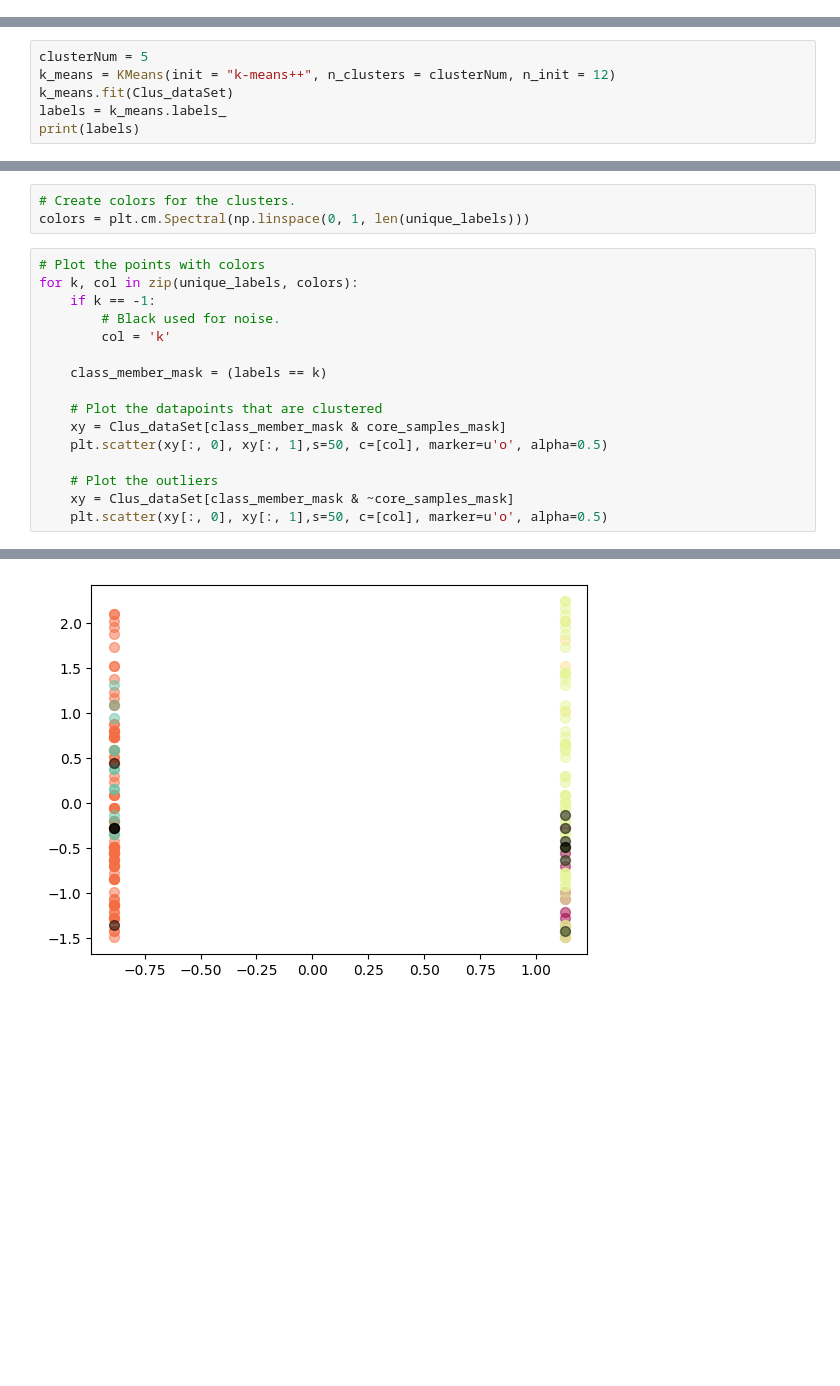
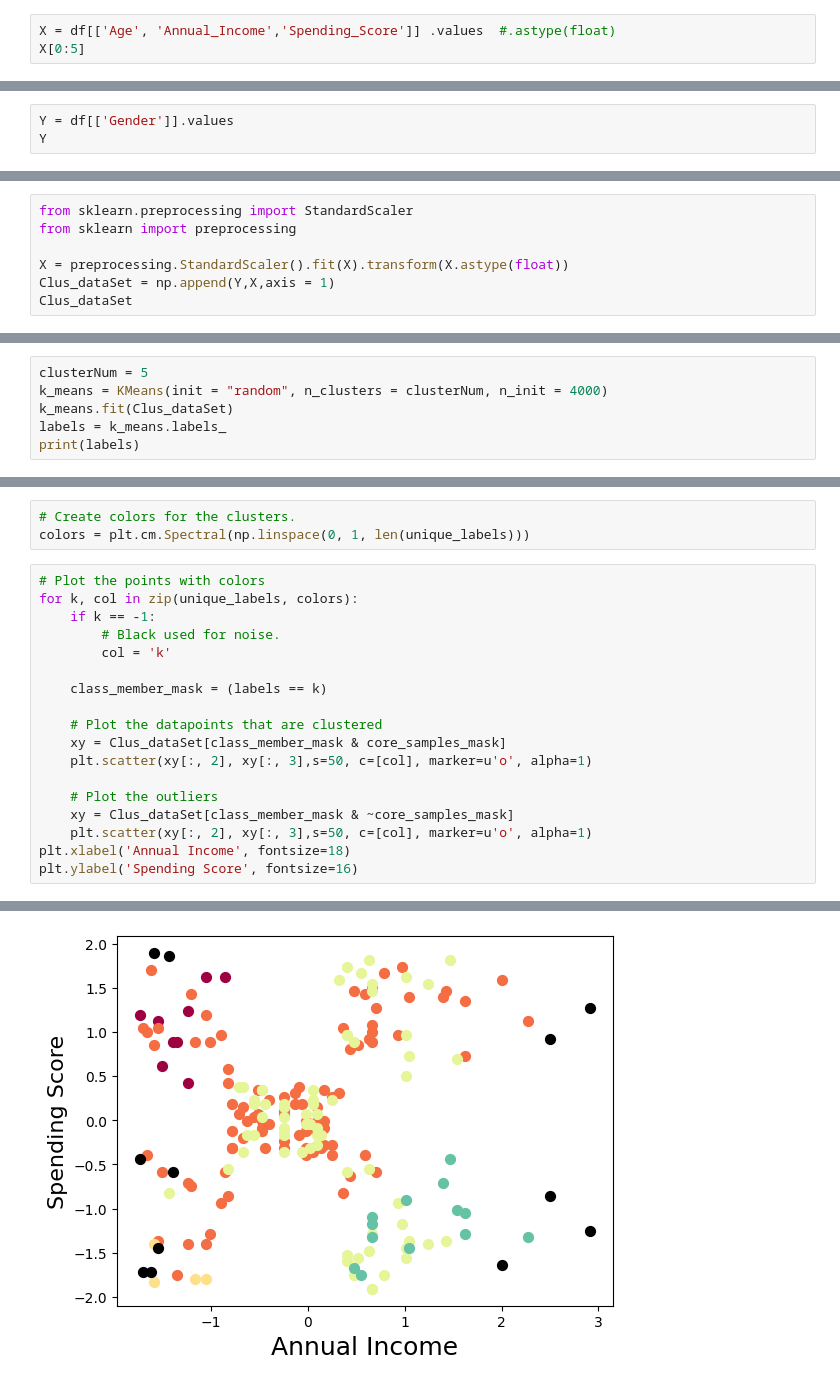
Before and after one commit to Ali-Hajiebrahim-Zargar/Customers_clustring, a Jupyter notebook: Clustering.ipynb, the cells around one changed output, grey strips where cells are left out. Cells and saved outputs as stored; diff of their text form; blank space fills up the shorter version.

```diff
--- a/Clustering.ipynb
+++ b/Clustering.ipynb
@@ -71,0 +47,3 @@ array([[ 1.12815215, -1.42456879, -1.73899919, -0.43480148],
+# %%
+X = df[['Age', 'Annual_Income','Spending_Score']] .values  #.astype(float)
+X[0:5]
@@ -71,0 +56,3 @@ array([[ 1.12815215, -1.42456879, -1.73899919, -0.43480148],
+# %%
+Y = df[['Gender']].values
+Y
@@ -71,0 +77,7 @@ array([[ 1.12815215, -1.42456879, -1.73899919, -0.43480148],
+# %%
+from sklearn.preprocessing import StandardScaler
+from sklearn import preprocessing
+
+X = preprocessing.StandardScaler().fit(X).transform(X.astype(float))
+Clus_dataSet = np.append(Y,X,axis = 1)
+Clus_dataSet
@@ -73,7 +103,7 @@ array([[ 1.12815215, -1.42456879, -1.73899919, -0.43480148],
 ## K-Means Method
 # %%
 clusterNum = 5
-k_means = KMeans(init = "k-means++", n_clusters = clusterNum, n_init = 12)
+k_means = KMeans(init = "random", n_clusters = clusterNum, n_init = 4000)
 k_means.fit(Clus_dataSet)
 labels = k_means.labels_
 print(labels)
@@ -299,9 +336,11 @@ for k, col in zip(unique_labels, colors):
 
     # Plot the datapoints that are clustered
     xy = Clus_dataSet[class_member_mask & core_samples_mask]
-    plt.scatter(xy[:, 0], xy[:, 1],s=50, c=[col], marker=u'o', alpha=0.5)
+    plt.scatter(xy[:, 2], xy[:, 3],s=50, c=[col], marker=u'o', alpha=1)
 
     # Plot the outliers
     xy = Clus_dataSet[class_member_mask & ~core_samples_mask]
-    plt.scatter(xy[:, 0], xy[:, 1],s=50, c=[col], marker=u'o', alpha=0.5)
+    plt.scatter(xy[:, 2], xy[:, 3],s=50, c=[col], marker=u'o', alpha=1)
+plt.xlabel('Annual Income', fontsize=18)
+plt.ylabel('Spending Score', fontsize=16)
 # %% [output]
@@ -308 +348 @@ for k, col in zip(unique_labels, colors):
-[figure, old version]
+[figure, new version]
```
Also changed, not shown: parts of 18 cells of this notebook, 1 other file.
